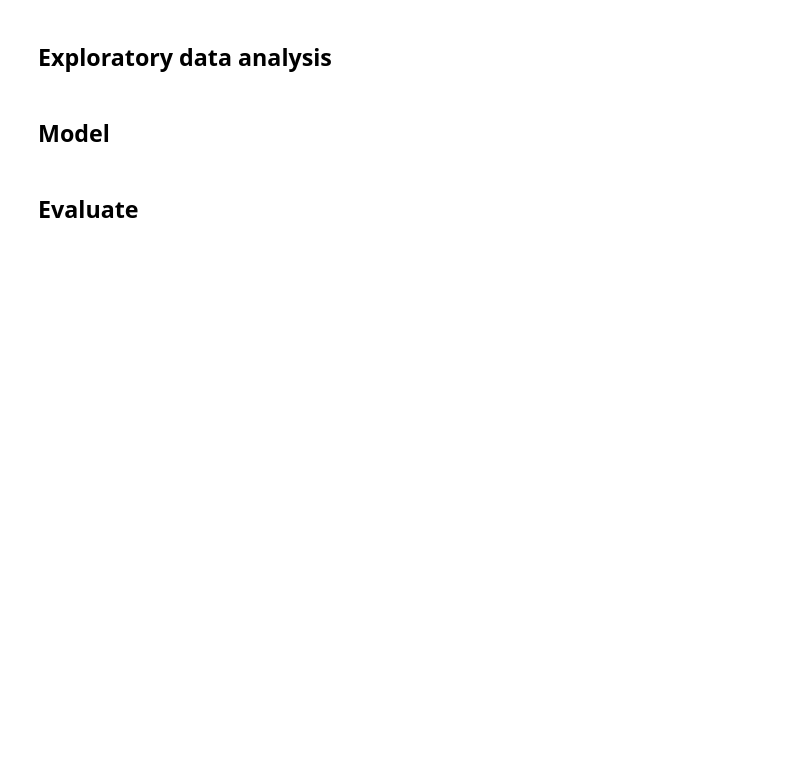
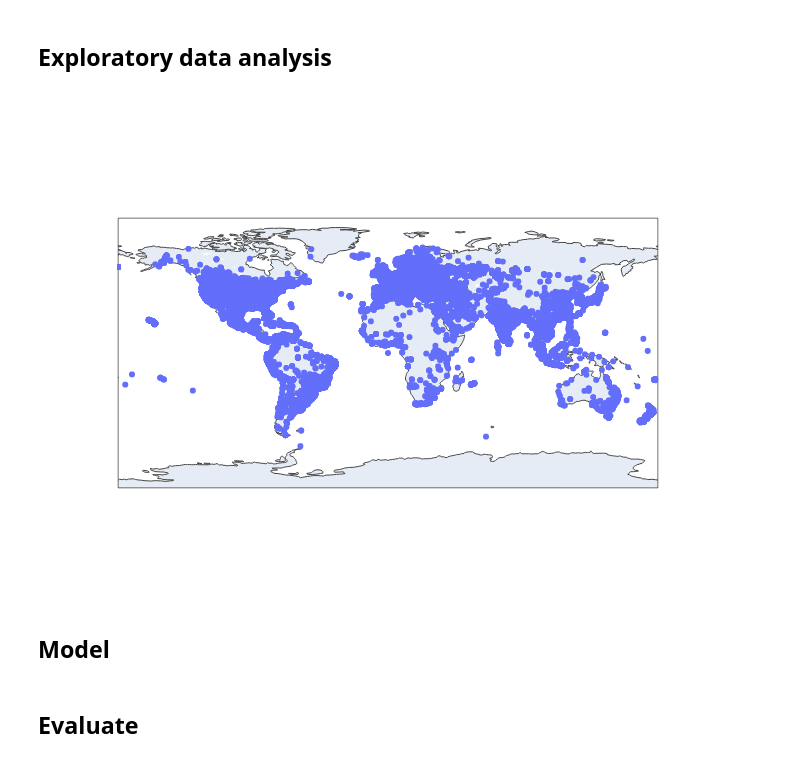
Before and after one commit to ashwin9999/google-local-reviews, a Jupyter notebook: code.ipynb, the cells around one changed output. Drawn from its saved outputs; the diff is of its cells as text; code cells hidden in the pictures; blank space fills up the shorter version.

Commit message:
scatter plot of places

```diff
--- a/code.ipynb
+++ b/code.ipynb
@@ -20,5 +40,23 @@ places = list(readData(dataFolder + '/places.clean.json.gz'))
 # %% [markdown]
 ## Exploratory data analysis
+# %%
+lat, long, text = [], [], []
+for d in places:
+    if d['gps']:
+        lat.append(d['gps'][0])
+        long.append(d['gps'][1])
+        text.append(d['name'])
+# %%
+fig = go.Figure(data=go.Scattergeo(
+        lon = long,
+        lat = lat,
+        text = text,
+        mode = 'markers'
+        ))
+imgBytes = fig.to_image(format="png")
+Image(imgBytes)
+# %% [output]
+[figure, added]
 # %% [markdown]
 ## Model
 # %%
```
Also changed, not shown: parts of 2 cells of this notebook.
